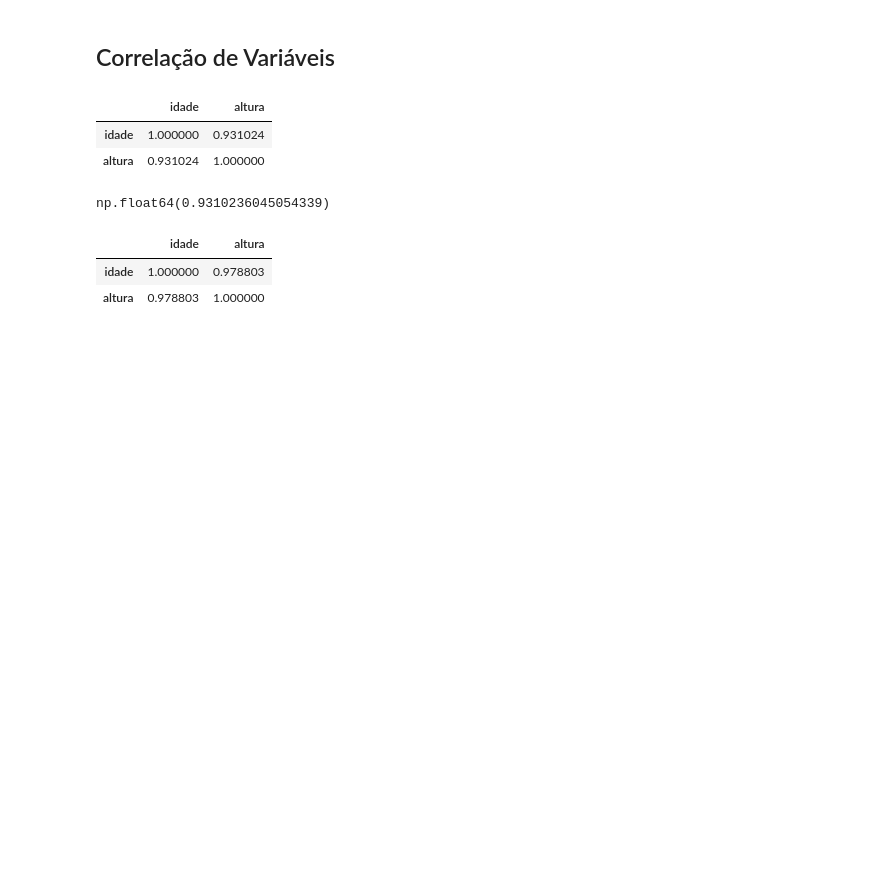
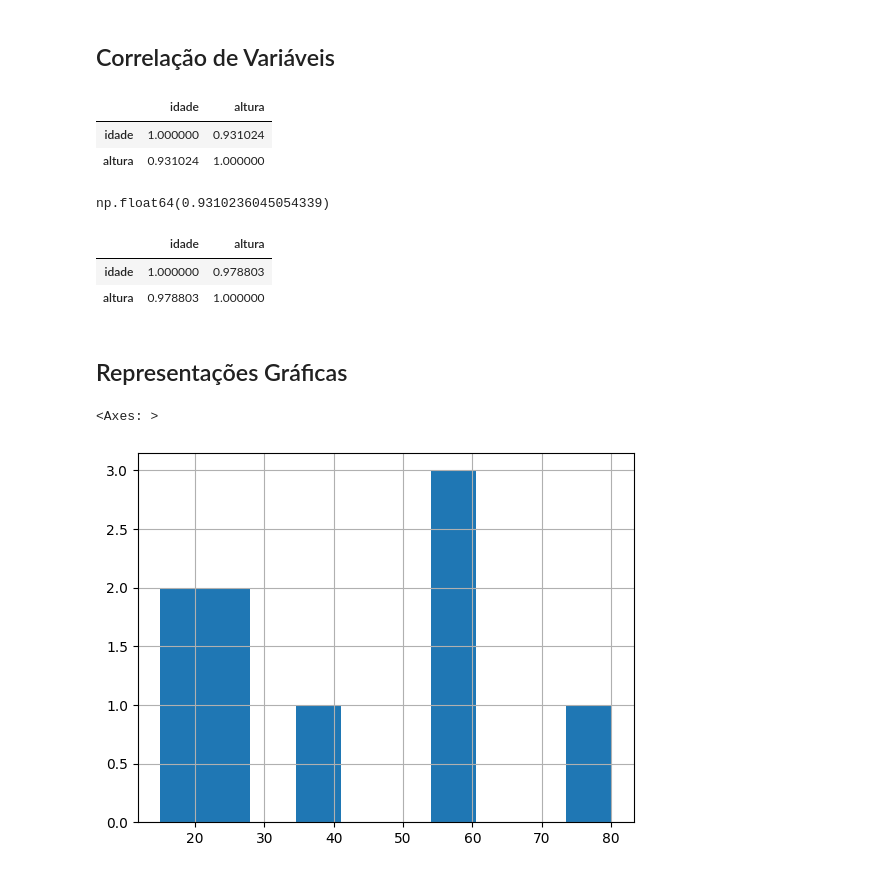
Before and after one commit to djovas/curso_ia, a Jupyter notebook: estatistica_devs.ipynb, the cells around one changed output. Drawn from its saved outputs; the diff is of its cells as text; code cells hidden in the pictures; blank space fills up the shorter version.

```diff
--- a/estatistica_devs.ipynb
+++ b/estatistica_devs.ipynb
@@ -111,3 +111,11 @@ df_medidas.corr(method='spearman')
 |  | idade | altura |
 | idade | 1.000000 | 0.978803 |
 | altura | 0.978803 | 1.000000 |
+# %% [markdown]
+## Representações Gráficas
+# %%
+# Histograma - Idade
+df_medidas.idade.hist()
+# %% [output]
+<Axes: >
+[figure, added]
```
Also changed, not shown: parts of 10 cells of this notebook, 2 other files.
